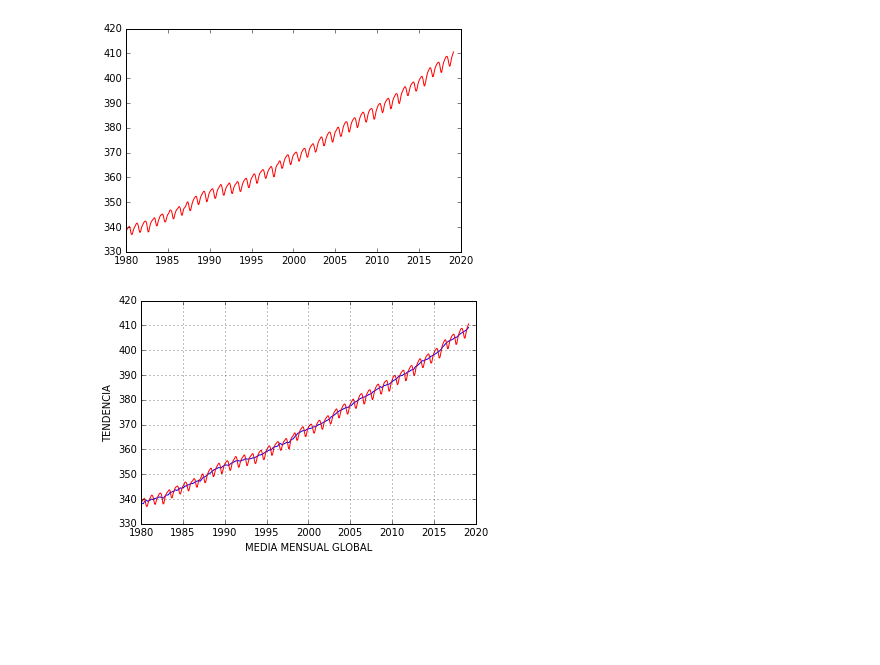
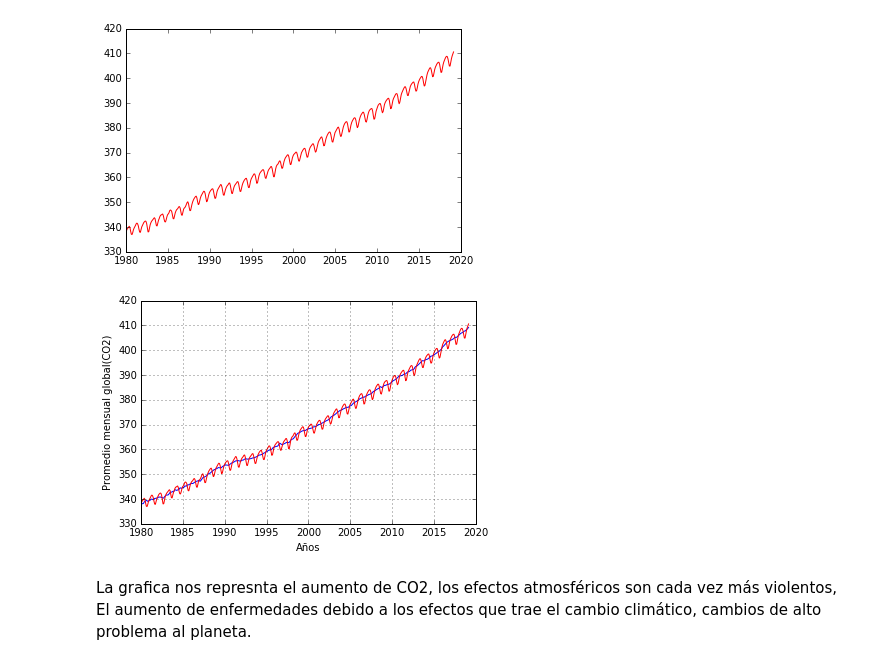
Before and after one commit to fiscompunipamplona/taller-clase-4-osmargils, a Jupyter notebook: taller 4 en clase.ipynb, the cells around one changed output. Saved outputs shown, nothing was run; the diff lists cells and outputs as text; code cells hidden in the pictures; blank space fills up the shorter version.

```diff
--- a/taller 4 en clase.ipynb
+++ b/taller 4 en clase.ipynb
@@ -86,12 +86,15 @@ show()
 [figure]
 # %%
 from numpy import loadtxt
+from pylab import plot, show, xlabel, ylabel, grid
 dataCO2 = loadtxt("co2_mm_gl.txt", float)
 plot(dataCO2[:,2], dataCO2[:,4])
 plot(dataCO2[:,2], dataCO2[:,3],'r')
 grid("on")
-xlabel("MEDIA MENSUAL GLOBAL")
-ylabel("TENDENCIA")
+xlabel("Años")
+ylabel("Promedio mensual global(CO2)")
 show()
 # %% [output]
-[figure, old version]
+[figure, new version]
+# %% [markdown]
+La grafica nos represnta el aumento de CO2, los efectos atmosféricos son cada vez más violentos, El aumento de enfermedades debido a los efectos que trae el cambio climático, cambios de alto problema al planeta.
```
